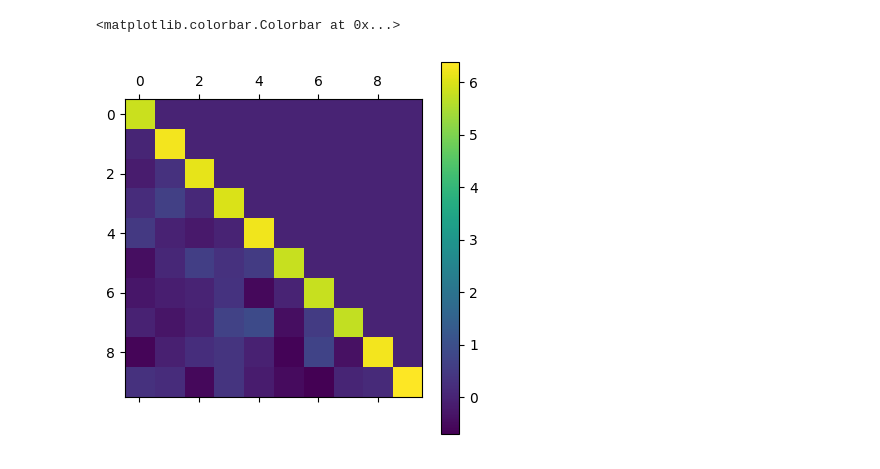
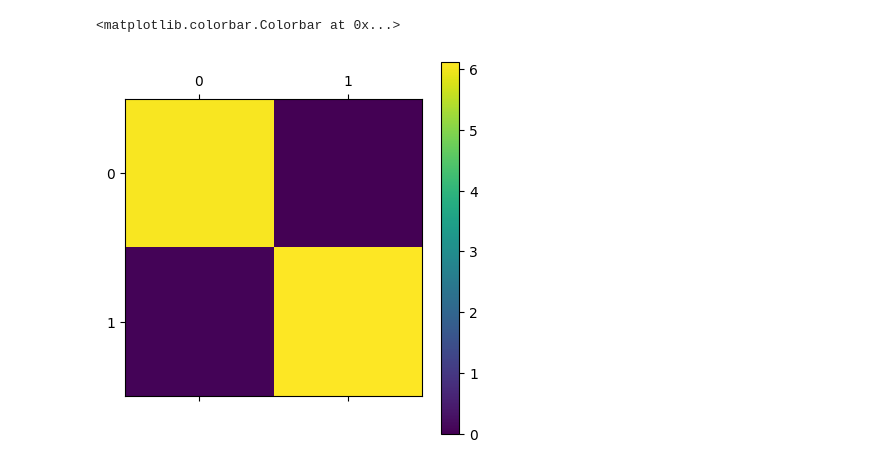
Before and after one commit to dhudsmith/turb_vae, a Jupyter notebook: turb_vae/test_z_prior.ipynb, the cells around one changed output. Saved outputs shown, nothing was run; the diff lists cells and outputs as text; code cells hidden in the pictures.

```diff
--- a/turb_vae/test_z_prior.ipynb
+++ b/turb_vae/test_z_prior.ipynb
@@ -9,7 +9,7 @@ torch.set_grad_enabled(False)
 
 device = torch.device("cuda" if torch.cuda.is_available() else "cpu")
 
-model = VAETrainer.load_from_checkpoint("/home/dane2/Code/turb_vae/checkpoints/epoch=0-step=6248-v2.ckpt").to(device)
+model = VAETrainer.load_from_checkpoint("../checkpoints/epoch=0-step=125000.ckpt").to(device)
 encoder = model.vae.encoder
 data = cfg.test_dataset
 N1 = 200
@@ -73,6 +72,6 @@ for i in range(3):
 # %%
-plt.matshow(dist._capacitance_tril[0])
+plt.matshow(dist._capacitance_tril[10])
 plt.colorbar()
 # %% [output]
 <matplotlib.colorbar.Colorbar at 0x...>
-[figure, old version]
+[figure, new version]
```
Also changed, not shown: parts of 7 cells of this notebook, 5 other files.
